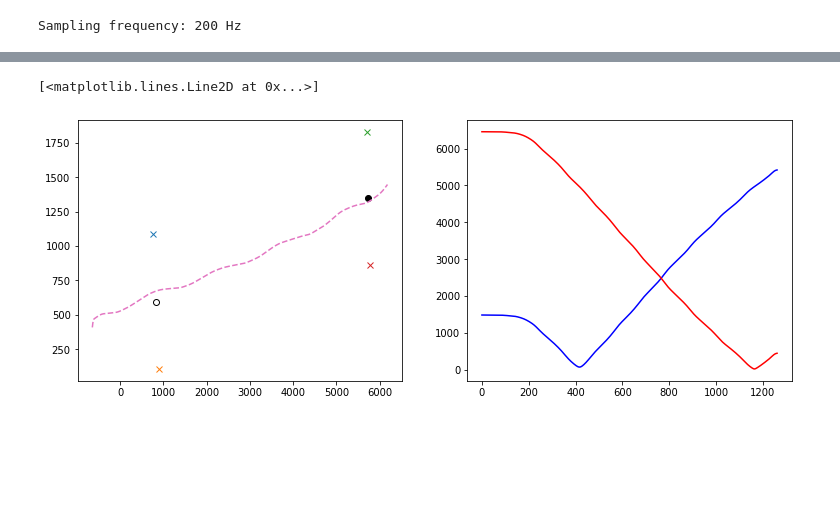
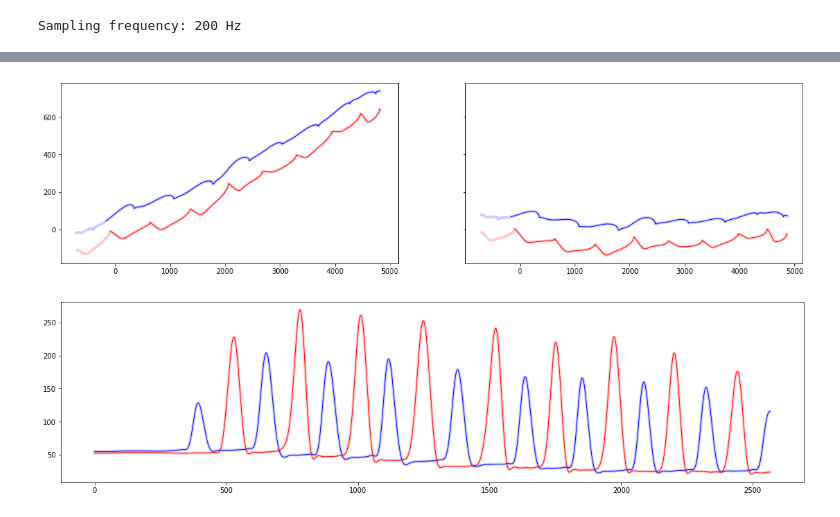
Before and after one commit to neurogeriatricskiel/pymocap, a Jupyter notebook: tutorial_processing_marker_data.ipynb, the cells around one changed output, grey strips where cells are left out. Drawn from its saved outputs; the diff is of its cells as text; code cells hidden in the pictures; blank space fills up the shorter version.

```diff
--- a/tutorial_processing_marker_data.ipynb
+++ b/tutorial_processing_marker_data.ipynb
@@ -24,7 +21,8 @@ import os
 from scipy.signal import find_peaks
 # %%
 # Set data directory
-PARENT_FOLDER = "/mnt/neurogeriatrics_data/Keep Control/Data/lab dataset"
+# PARENT_FOLDER = "/mnt/neurogeriatrics_data/Keep Control/Data/lab dataset"  # on Linux
+PARENT_FOLDER = "Z:\\Keep Control\\Data\\lab dataset"  # on Windows
 
 # Get a list of participant ids
 participant_ids = [folder_name for folder_name in os.listdir(PARENT_FOLDER) if folder_name.startswith("pp")]
@@ -36,7 +36,7 @@ Number of participants: 120
 trial_name = "walk_preferred"
 
 # Loop over the participants
-for (ix_participant, participant_id) in enumerate(participant_ids[6:7]):
+for (ix_participant, participant_id) in enumerate(participant_ids[7:8]):
 
     # Get a list of OMC data files
     omc_filenames = [file_name for file_name in os.listdir(os.path.join(PARENT_FOLDER, participant_id, "optical")) if file_name.endswith(".mat")]
@@ -363,15 +68,0 @@ ix_end_ = np.argmin(_get_distance_xy(mid_psis_pos, end_))
-# %%
-fig, ax = plt.subplots(1, 2, figsize=(12.8, 4.8))
-ax[0].plot(np.mean(start_1[:,0]), np.mean(start_1[:,1]), 'x')
-ax[0].plot(np.mean(start_2[:,0]), np.mean(start_2[:,1]), 'x')
-ax[0].plot(np.mean(end_1[:,0]), np.mean(end_1[:,1]), 'x')
-ax[0].plot(np.mean(end_2[:,0]), np.mean(end_2[:,1]), 'x')
-ax[0].plot(np.mean(start_[:,0]), np.mean(start_[:,1]), 'o', mec='k', mfc='none')
-ax[0].plot(np.mean(end_[:,0]), np.mean(end_[:,1]), 'o', mec='k', mfc='k')
-ax[0].plot(mid_psis_pos[:,0], mid_psis_pos[:,1], '--')
-
-ax[1].plot(_get_distance_xy(mid_psis_pos, start_), '-', c='b')
-ax[1].plot(_get_distance_xy(mid_psis_pos, end_), '-', c='r')
-# %% [output]
-[<matplotlib.lines.Line2D at 0x...>]
-[figure, removed]
@@ -420,0 +69,44 @@ fig.show()
+# %%
+# Get marker position data, and data dimensions
+raw_data = omc_data["pos"][:,:3,:]
+n_time_steps, n_dimensions, n_markers = raw_data.shape
+
+# Reshape data to (n_time_steps, n_dimensions * n_markers)
+raw_data = np.reshape(raw_data, (n_time_steps, n_dimensions*n_markers), order="F")
+
+# Fill gaps in marker data
+filled_data = _predict_missing_markers(raw_data)
+
+# Low-pass filter, and reshape back to original shape
+filtered_data = _butter_lowpass(filled_data, fs)
+filtered_data = np.reshape(filtered_data, (n_time_steps, n_dimensions, n_markers), order="F")
+
+# Align data with main direction of walking
+aligned_data = _align_trajectories_with_walking_direction(filtered_data, omc_data["marker_location"])
+
+# Get start and end index
+ix_start, ix_end = _get_start_end_index(aligned_data, omc_data["marker_location"])
+# %%
+# Visualize
+fig, axs = plt.subplots(1, 2, figsize=(19.2, 4.8), sharex=True, sharey=True)
+axs[0].plot(filtered_data[:,0,np.argwhere(omc_data["marker_location"]=="l_heel")[:,0]], filtered_data[:,1,np.argwhere(omc_data["marker_location"]=="l_heel")[:,0]], '-', c=(0, 0, 1, 0.2), lw=4)
+axs[0].plot(filtered_data[ix_start:ix_end,0,np.argwhere(omc_data["marker_location"]=="l_heel")[:,0]], filtered_data[ix_start:ix_end,1,np.argwhere(omc_data["marker_location"]=="l_heel")[:,0]], '-', c=(0, 0, 1, 1), lw=1)
+axs[0].plot(filtered_data[:,0,np.argwhere(omc_data["marker_location"]=="r_heel")[:,0]], filtered_data[:,1,np.argwhere(omc_data["marker_location"]=="r_heel")[:,0]], '-', c=(1, 0, 0, 0.2), lw=4)
+axs[0].plot(filtered_data[ix_start:ix_end,0,np.argwhere(omc_data["marker_location"]=="r_heel")[:,0]], filtered_data[ix_start:ix_end,1,np.argwhere(omc_data["marker_location"]=="r_heel")[:,0]], '-', c=(1, 0, 0, 1), lw=1)
+axs[1].plot(aligned_data[:,0,np.argwhere(omc_data["marker_location"]=="l_heel")[:,0]], aligned_data[:,1,np.argwhere(omc_data["marker_location"]=="l_heel")[:,0]], '-', c=(0, 0, 1, 0.2), lw=4)
+axs[1].plot(aligned_data[ix_start:ix_end,0,np.argwhere(omc_data["marker_location"]=="l_heel")[:,0]], aligned_data[ix_start:ix_end,1,np.argwhere(omc_data["marker_location"]=="l_heel")[:,0]], '-', c=(0, 0, 1, 1), lw=1)
+axs[1].plot(aligned_data[:,0,np.argwhere(omc_data["marker_location"]=="r_heel")[:,0]], aligned_data[:,1,np.argwhere(omc_data["marker_location"]=="r_heel")[:,0]], '-', c=(1, 0, 0, 0.2), lw=4)
+axs[1].plot(aligned_data[ix_start:ix_end,0,np.argwhere(omc_data["marker_location"]=="r_heel")[:,0]], aligned_data[ix_start:ix_end,1,np.argwhere(omc_data["marker_location"]=="r_heel")[:,0]], '-', c=(1, 0, 0, 1), lw=1)
+plt.show()
+# %% [output]
+[figure, added]
+# %%
+# Visualize
+fig, ax = plt.subplots(1, 1, figsize=(19.2, 4.8))
+ax.plot(filtered_data[:,2,np.argwhere(omc_data["marker_location"]=="l_heel")[:,0]], '-', c=(0, 0, 1, 0.2), lw=4)
+ax.plot(aligned_data[:,2,np.argwhere(omc_data["marker_location"]=="l_heel")[:,0]], '-', c=(0, 0, 1, 1), lw=1)
+ax.plot(filtered_data[:,2,np.argwhere(omc_data["marker_location"]=="r_heel")[:,0]], '-', c=(1, 0, 0, 0.2), lw=4)
+ax.plot(aligned_data[:,2,np.argwhere(omc_data["marker_location"]=="r_heel")[:,0]], '-', c=(1, 0, 0, 1), lw=1)
+plt.show()
+# %% [output]
+[figure, added]
```
Also changed, not shown: parts of 58 cells of this notebook, 4 other files.
